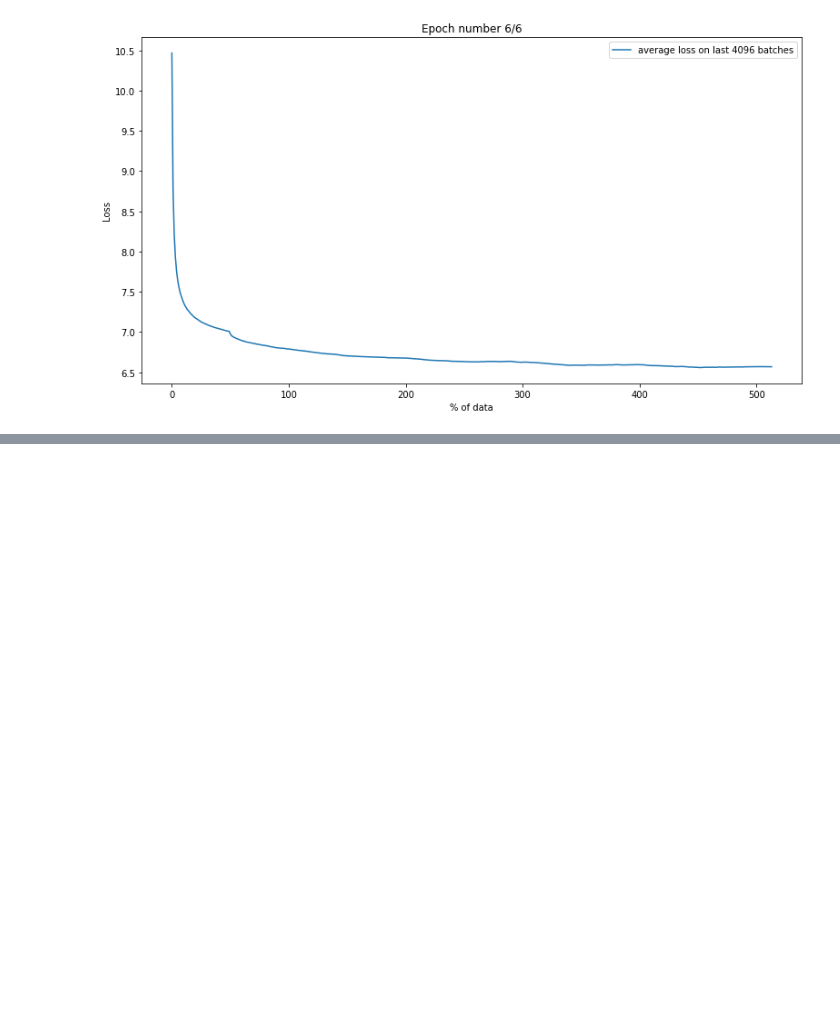
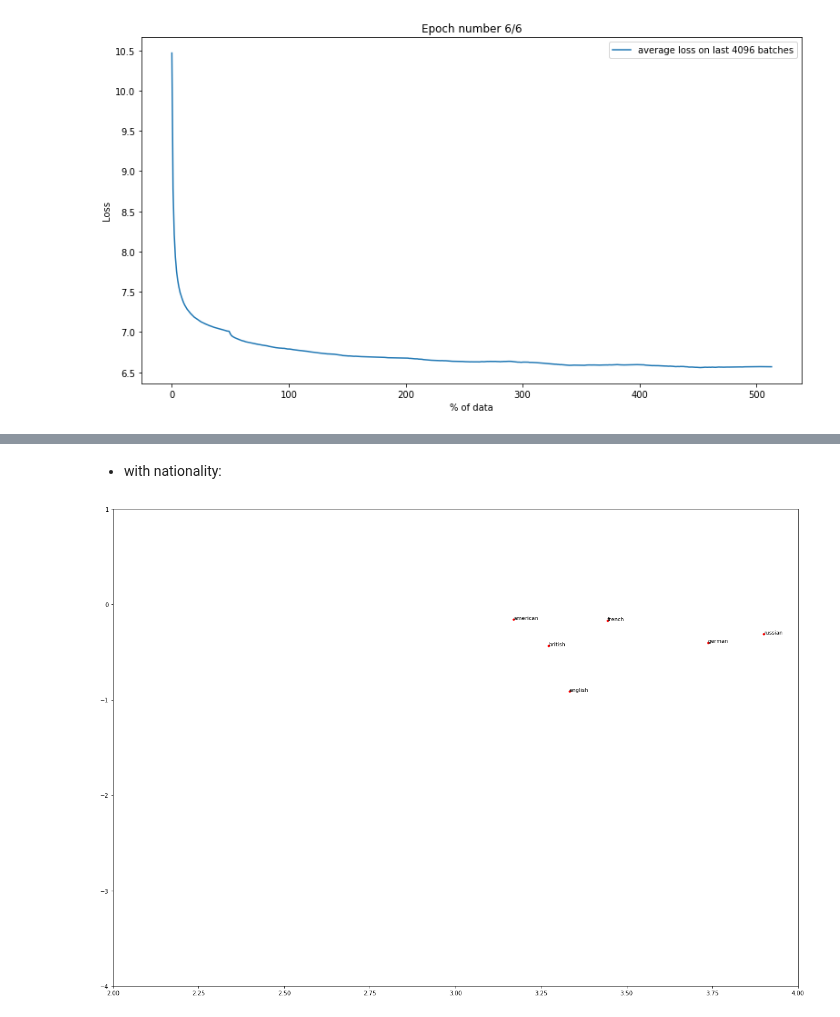
Before and after one commit to alex-kozinov/courses, a Jupyter notebook: nlp-ipavlov/Task-1/task3_word2vec.ipynb, the cells around one changed output, grey strips where cells are left out. Cells and saved outputs as stored; diff of their text form; code cells hidden in the pictures; blank space fills up the shorter version.

```diff
--- a/nlp-ipavlov/Task-1/task3_word2vec.ipynb
+++ b/nlp-ipavlov/Task-1/task3_word2vec.ipynb
@@ -228,0 +259,6 @@ NameError: ignored
+# %% [markdown]
+* with nationality:
+# %%
+wweb.plot_embeddings(words=['american', 'british', 'french', 'german', 'russian', 'english'])
+# %% [output]
+[figure, added]
```
Also changed, not shown: parts of 25 cells of this notebook, 4 other files.
